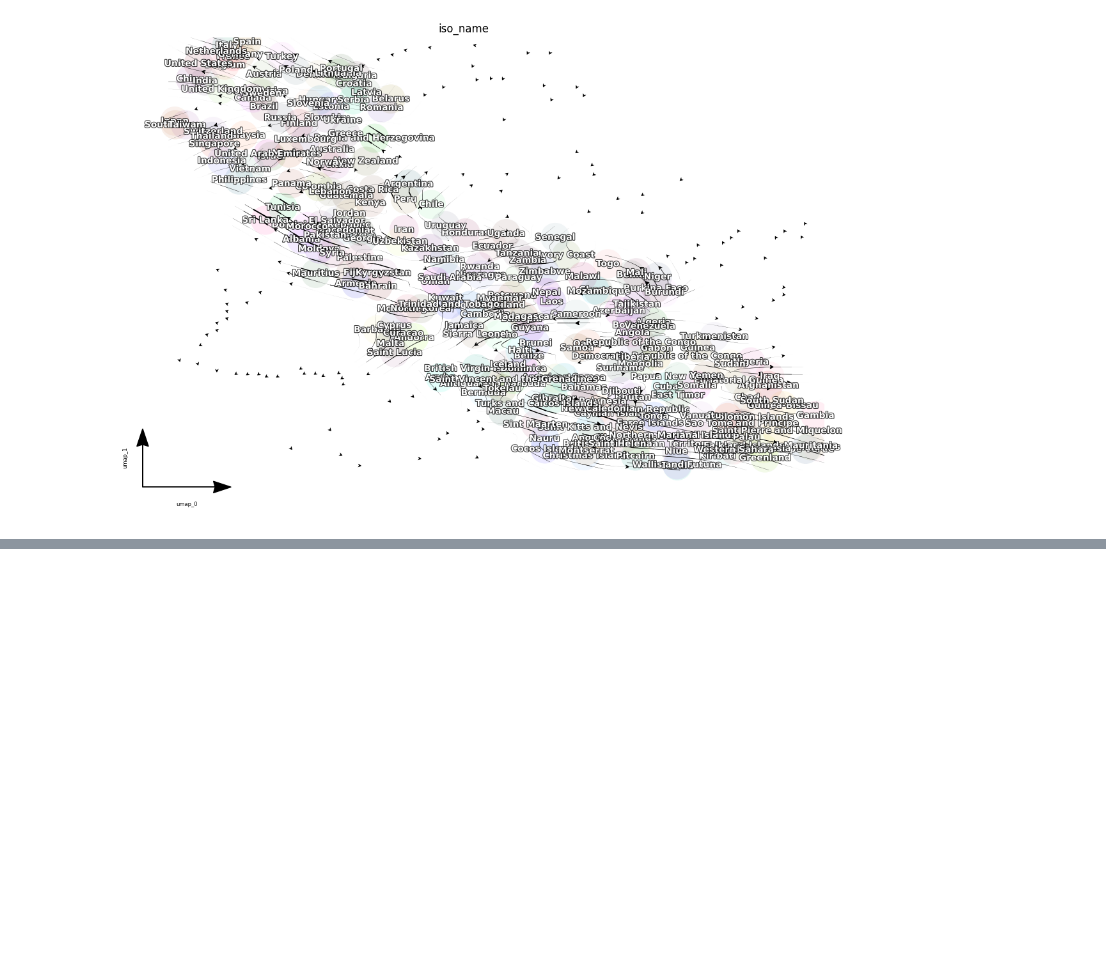
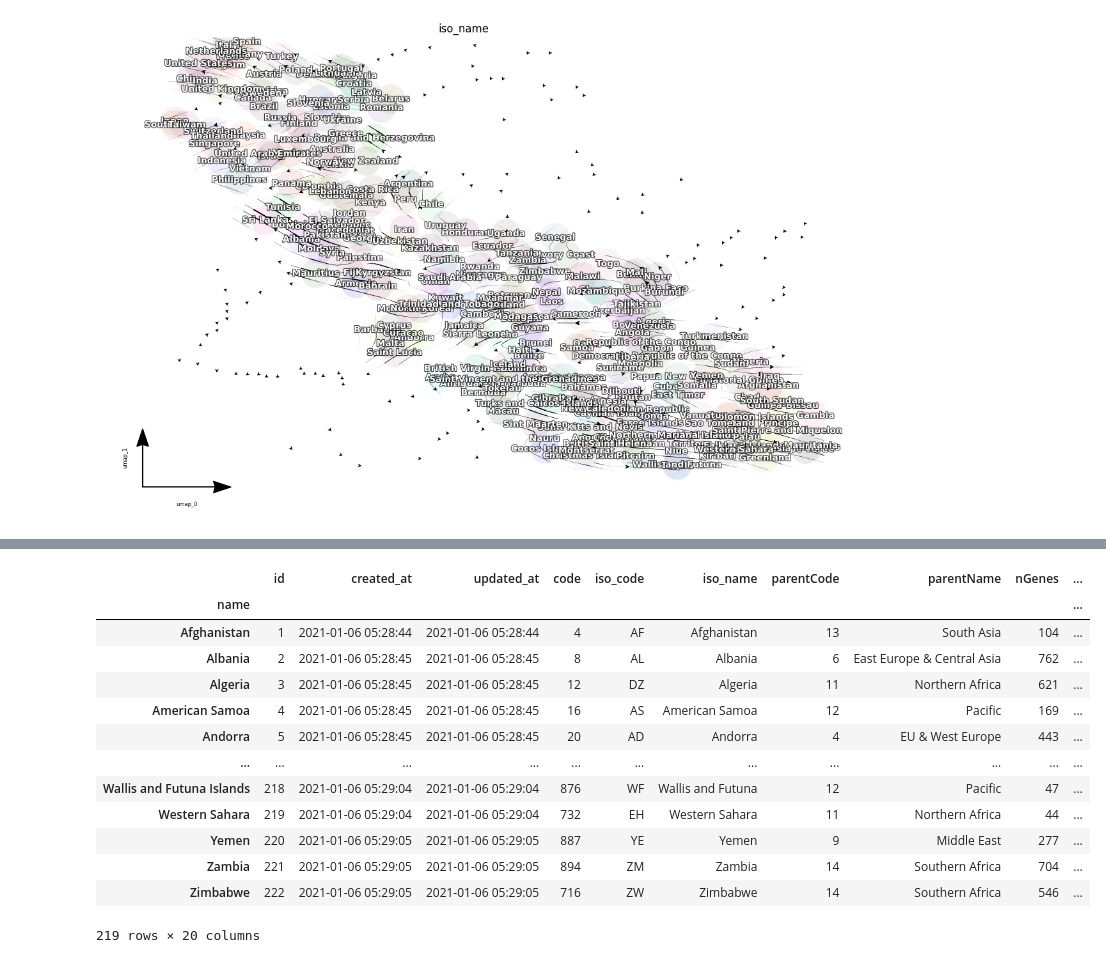
Before and after one commit to arc6828/ExportAnalysis, a Jupyter notebook: MyVectorField.ipynb, the cells around one changed output, grey strips where cells are left out. Cells and saved outputs as stored; diff of their text form; code cells hidden in the pictures; blank space fills up the shorter version.

```diff
--- a/MyVectorField.ipynb
+++ b/MyVectorField.ipynb
@@ -110,0 +147,4 @@ mydynamo.dynamoLargePlot(adata4,'iso_name')
+# %%
+temp_adata.obs.loc[temp_adata.obs['region'] != 'ASEAN']['region'] = ""
+
+temp_adata.obs.loc[temp_adata.obs['region'] != 'ASEAN']['region']
@@ -110,0 +165,18 @@ mydynamo.dynamoLargePlot(adata4,'iso_name')
+# %%
+temp_adata.obs.loc[temp_adata.obs['region'] != 'ASEAN']['region'] = ""
+temp_adata.obs
+# %% [output]
+|  | id | created_at | updated_at | code | iso_code | iso_name | parentCode | parentName | nGenes | ... |
+| name |  |  |  |  |  |  |  |  |  | ... |
+| Afghanistan | 1 | 2021-01-06 05:28:44 | 2021-01-06 05:28:44 | 4 | AF | Afghanistan | 13 | South Asia | 104 | ... |
+| Albania | 2 | 2021-01-06 05:28:45 | 2021-01-06 05:28:45 | 8 | AL | Albania | 6 | East Europe & Central Asia | 762 | ... |
+| Algeria | 3 | 2021-01-06 05:28:45 | 2021-01-06 05:28:45 | 12 | DZ | Algeria | 11 | Northern Africa | 621 | ... |
+| American Samoa | 4 | 2021-01-06 05:28:45 | 2021-01-06 05:28:45 | 16 | AS | American Samoa | 12 | Pacific | 169 | ... |
+| Andorra | 5 | 2021-01-06 05:28:45 | 2021-01-06 05:28:45 | 20 | AD | Andorra | 4 | EU & West Europe | 443 | ... |
+| ... | ... | ... | ... | ... | ... | ... | ... | ... | ... | ... |
+| Wallis and Futuna Islands | 218 | 2021-01-06 05:29:04 | 2021-01-06 05:29:04 | 876 | WF | Wallis and Futuna | 12 | Pacific | 47 | ... |
+| Western Sahara | 219 | 2021-01-06 05:29:04 | 2021-01-06 05:29:04 | 732 | EH | Western Sahara | 11 | Northern Africa | 44 | ... |
+| Yemen | 220 | 2021-01-06 05:29:05 | 2021-01-06 05:29:05 | 887 | YE | Yemen | 9 | Middle East | 277 | ... |
+| Zambia | 221 | 2021-01-06 05:29:05 | 2021-01-06 05:29:05 | 894 | ZM | Zambia | 14 | Southern Africa | 704 | ... |
+| Zimbabwe | 222 | 2021-01-06 05:29:05 | 2021-01-06 05:29:05 | 716 | ZW | Zimbabwe | 14 | Southern Africa | 546 | ... |
+219 rows × 20 columns
```
Also changed, not shown: parts of 6 cells of this notebook, 1 other file.
